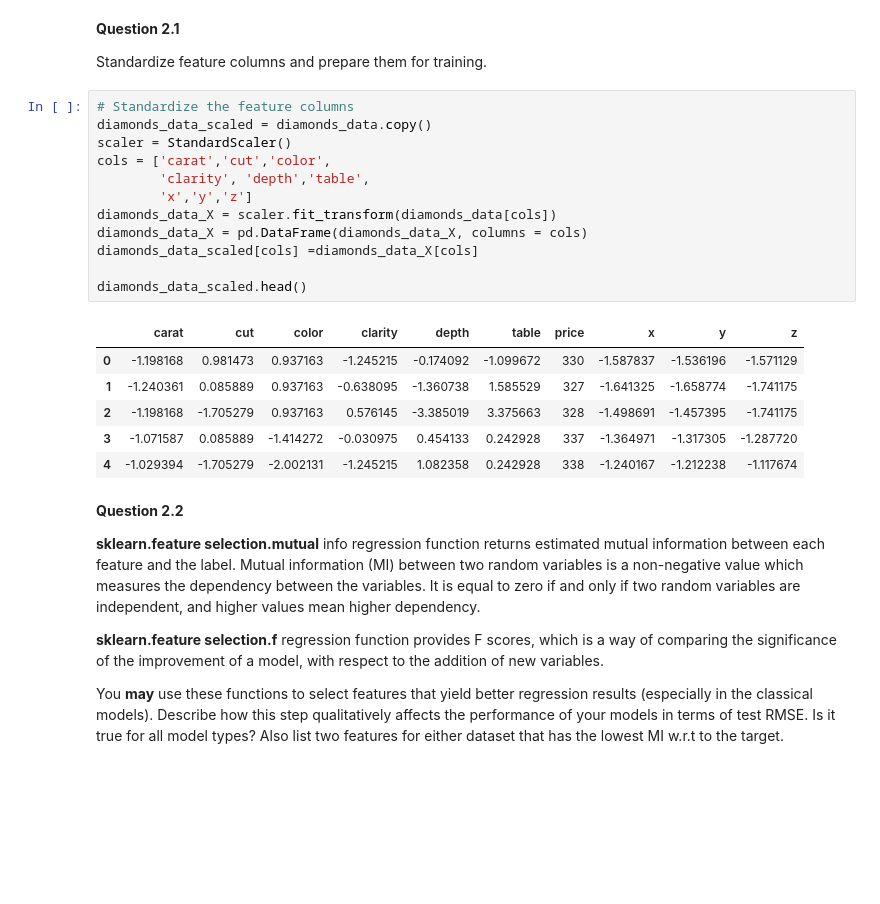
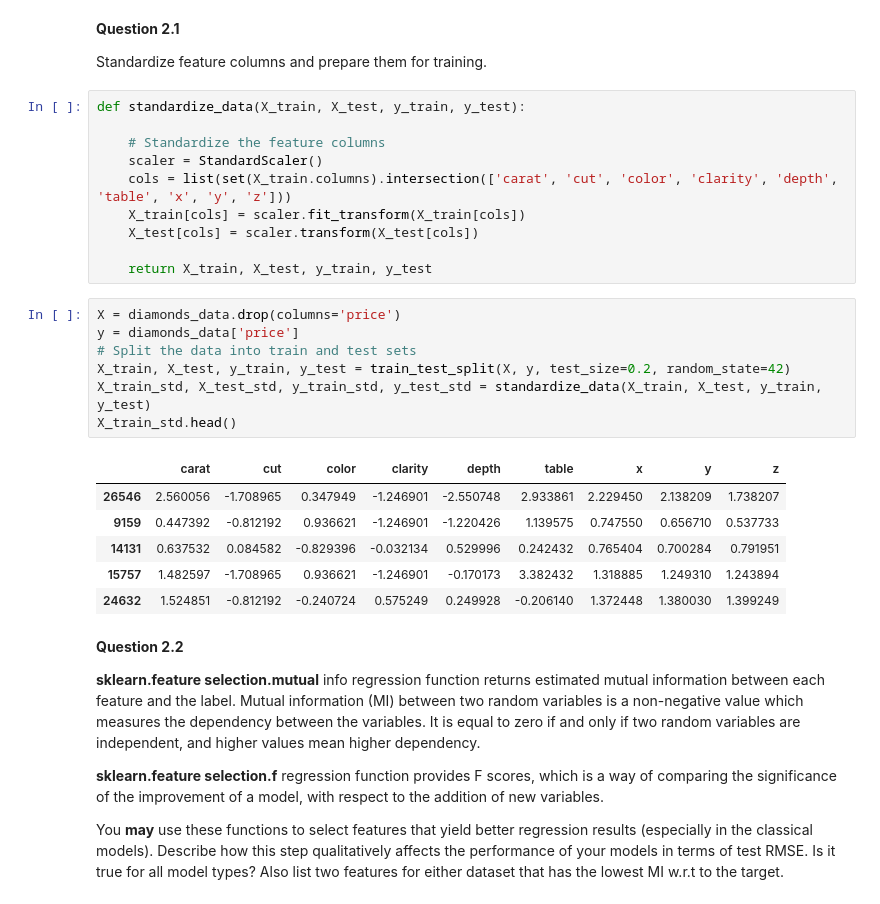
Before and after one commit to diplav09/Regression-Analysis, a Jupyter notebook: LSDM Project 4 Diamonds 1-5.ipynb, the cells around one changed output. Saved outputs shown, nothing was run; the diff lists cells and outputs as text; blank space fills up the shorter version.

```diff
--- a/LSDM Project 4 Diamonds 1-5.ipynb
+++ b/LSDM Project 4 Diamonds 1-5.ipynb
@@ -192,24 +198,29 @@ plt.show()
 
 Standardize feature columns and prepare them for training.
 # %%
-# Standardize the feature columns
-diamonds_data_scaled = diamonds_data.copy()
-scaler = StandardScaler()
-cols = ['carat','cut','color',
-        'clarity', 'depth','table',
-        'x','y','z']
-diamonds_data_X = scaler.fit_transform(diamonds_data[cols])
-diamonds_data_X = pd.DataFrame(diamonds_data_X, columns = cols)
-diamonds_data_scaled[cols] =diamonds_data_X[cols]
+def standardize_data(X_train, X_test, y_train, y_test):
 
-diamonds_data_scaled.head()
+    # Standardize the feature columns
+    scaler = StandardScaler()
+    cols = list(set(X_train.columns).intersection(['carat', 'cut', 'color', 'clarity', 'depth', 'table', 'x', 'y', 'z']))
+    X_train[cols] = scaler.fit_transform(X_train[cols])
+    X_test[cols] = scaler.transform(X_test[cols])
+
+    return X_train, X_test, y_train, y_test
-# %% [output]
-|  | carat | cut | color | clarity | depth | table | price | x | y | z |
-| 0 | -1.198168 | 0.981473 | 0.937163 | -1.245215 | -0.174092 | -1.099672 | 330 | -1.587837 | -1.536196 | -1.571129 |
-| 1 | -1.240361 | 0.085889 | 0.937163 | -0.638095 | -1.360738 | 1.585529 | 327 | -1.641325 | -1.658774 | -1.741175 |
-| 2 | -1.198168 | -1.705279 | 0.937163 | 0.576145 | -3.385019 | 3.375663 | 328 | -1.498691 | -1.457395 | -1.741175 |
-| 3 | -1.071587 | 0.085889 | -1.414272 | -0.030975 | 0.454133 | 0.242928 | 337 | -1.364971 | -1.317305 | -1.287720 |
-| 4 | -1.029394 | -1.705279 | -2.002131 | -1.245215 | 1.082358 | 0.242928 | 338 | -1.240167 | -1.212238 | -1.117674 |
+# %%
+X = diamonds_data.drop(columns='price')
+y = diamonds_data['price']
+# Split the data into train and test sets
+X_train, X_test, y_train, y_test = train_test_split(X, y, test_size=0.2, random_state=42)
+X_train_std, X_test_std, y_train_std, y_test_std = standardize_data(X_train, X_test, y_train, y_test)
+X_train_std.head()
+# %% [output]
+|  | carat | cut | color | clarity | depth | table | x | y | z |
+| 26546 | 2.560056 | -1.708965 | 0.347949 | -1.246901 | -2.550748 | 2.933861 | 2.229450 | 2.138209 | 1.738207 |
+| 9159 | 0.447392 | -0.812192 | 0.936621 | -1.246901 | -1.220426 | 1.139575 | 0.747550 | 0.656710 | 0.537733 |
+| 14131 | 0.637532 | 0.084582 | -0.829396 | -0.032134 | 0.529996 | 0.242432 | 0.765404 | 0.700284 | 0.791951 |
+| 15757 | 1.482597 | -1.708965 | 0.936621 | -1.246901 | -0.170173 | 3.382432 | 1.318885 | 1.249310 | 1.243894 |
+| 24632 | 1.524851 | -0.812192 | -0.240724 | 0.575249 | 0.249928 | -0.206140 | 1.372448 | 1.380030 | 1.399249 |
 # %% [markdown]
 **Question 2.2**
 
```
Also changed, not shown: parts of 16 cells of this notebook.
